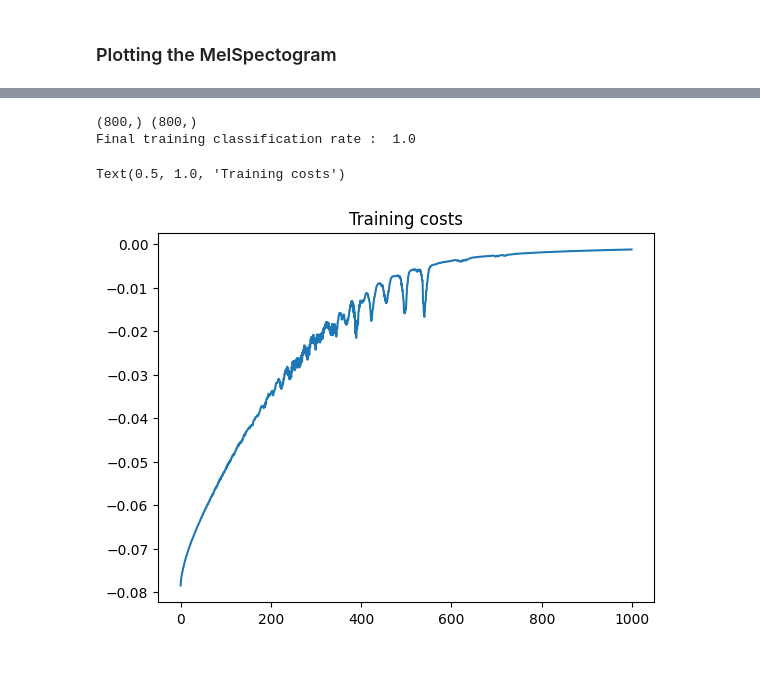
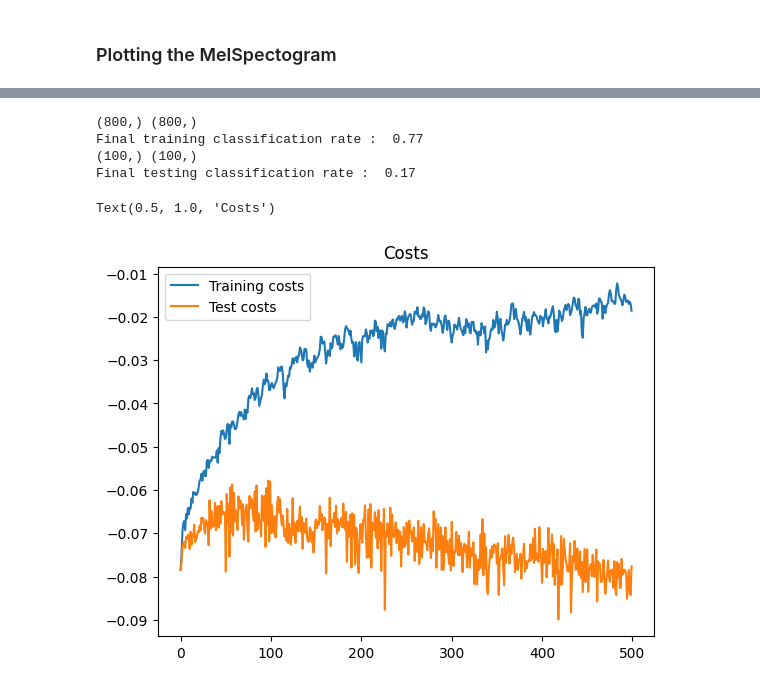
Before and after one commit to BUSY-LOOPING/Machine-Learning, a Jupyter notebook: projects/sound-classifier/audio_classification.ipynb, the cells around one changed output, grey strips where cells are left out. Cells and saved outputs as stored; diff of their text form; code cells hidden in the pictures.

```diff
--- a/projects/sound-classifier/audio_classification.ipynb
+++ b/projects/sound-classifier/audio_classification.ipynb
@@ -95,7 +96,7 @@ pd.Series(y[55000:56000]).plot(figsize = (12, 4), lw = 1, title = 'Zoomed Audio
 ### Spectrogram
 Applying a fourier transform to map out frequencies
 # %%
-D = librosa.stft(y)
+D = librosa.stft(y_trimmed)
 S_db = librosa.amplitude_to_db(np.abs(D), ref = np.max)  #sound in decibel
 # %%
 S_db.shape
@@ -232,25 +253,29 @@ def get_data(start = 0, stop = 11) :
     return X, T
 # %%
 #all hyper params
-M = 216
-learning_rate = 0.0001
-epochs = 1000
+M = 800
+learning_rate = 0.001
+epochs = 500
 K = 50
-activation = 'sigmoid'
-regularization = 0
+activation = 'tanh'
+regularization =0.1
 # %%
 Xorig = np.load('Xorig.npy')
 Torig = np.load('Torig.npy')
 # %%
-Xorig, Torig = get_data(0, 800)
+Xorig, Torig = get_data(0, 900)
 # %%
 np.save('Xorig', Xorig)
 np.save('Torig', Torig)
 # %%
 release_mem()
-X = cp.array(Xorig[:800].astype(np.float32))
-T = cp.array(Torig[:800].astype(np.int8))
+X = cp.array(Xorig[:400].astype(np.float16))
+T = cp.array(Torig[:400].astype(np.int8))
 T_ind = to_indicator(T, K)
+
+Xtest = cp.array(Xorig[800:900].astype(np.float32))
+Ttest = cp.array(Torig[800:900].astype(np.int8))
+T_ind_test = to_indicator(Ttest, K)
 
 N, D = X.shape
 W1 = cp.random.randn(D, M) / cp.sqrt(D * M)
@@ -259,14 +284,24 @@ b1 = cp.random.randn(M) / cp.sqrt(M)
 b2 = cp.random.randn(K) / cp.sqrt(K)
 
 train_costs = np.array([])
+test_costs = np.array([])
+
 for i in range(epochs) :
     Y, Z = forward(X, W1, b1, W2, b2, activation = activation)
     train_cost = cross_entropy(T_ind, Y)
     train_costs = np.append(train_costs, train_cost)
 
-    if i % 30 == 0 :
+    Ytest, _ = forward(Xtest, W1, b1, W2, b2, activation = activation)
+    test_cost = cross_entropy(T_ind_test, Ytest)
+    test_costs = np.append(test_costs, test_cost)
+
+    if i % 100 == 0 :
         cl = classification_rate(T.get(), predict(Y.get()))
-        print(f'i = {i} cost = {train_cost}, classification rate = {cl}')
+        cl_test = classification_rate(Ttest.get(), predict(Ytest.get()))
+        if cl == 1.0:
+            print('Early exit')
+            break
+        print(f'i = {i}, cost = {train_cost},training classification rate = {cl}, testing classification rate = {cl_test}')
 
     W1 += learning_rate * (derivate_w1(X, T_ind, Y, W2, Z, activation) - regularization * W1)
     b1 += learning_rate * (derivate_b1(T_ind, Y, W2, Z, activation) - regularization * b1)
@@ -302,13 +313,18 @@ def release_mem() :
 # %%
 print('Final training classification rate : ', classification_rate(T.get(), predict(Y.get())) )
+print('Final testing classification rate : ', classification_rate(Ttest.get(), predict(Ytest.get())) )
 
-plt.plot(train_costs.get())
-plt.title('Training costs')
+plt.plot(train_costs.get(), label = 'Training costs')
+plt.plot(test_costs.get(), label = 'Test costs')
+plt.legend()
+plt.title('Costs')
 # %% [output]
 (800,) (800,)
-Final training classification rate :  1.0
+Final training classification rate :  0.77
+(100,) (100,)
+Final testing classification rate :  0.17
-Text(0.5, 1.0, 'Training costs')
+Text(0.5, 1.0, 'Costs')
-[figure, old version]
+[figure, new version]
 # %%
 cp.save('W1', W1)
 cp.save('W2', W2)
```
Also changed, not shown: parts of 15 cells of this notebook, 11 other files.
